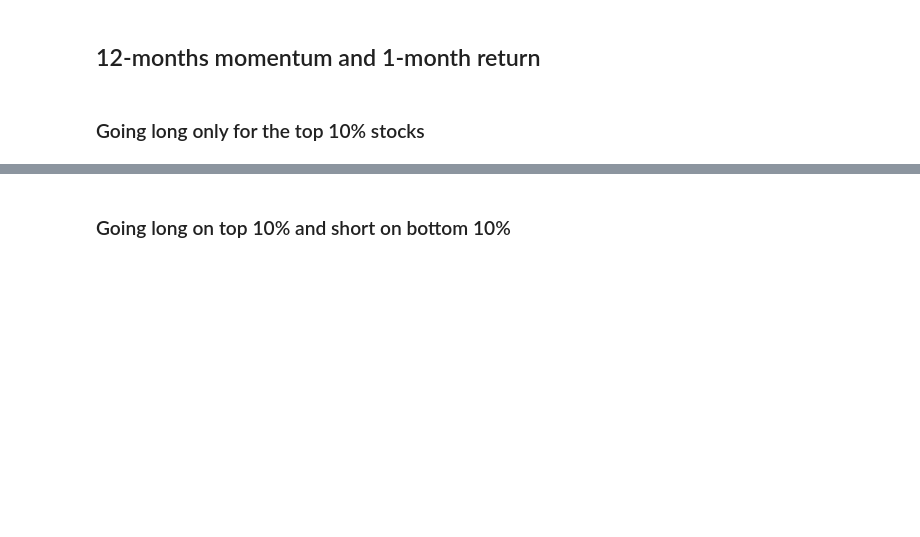
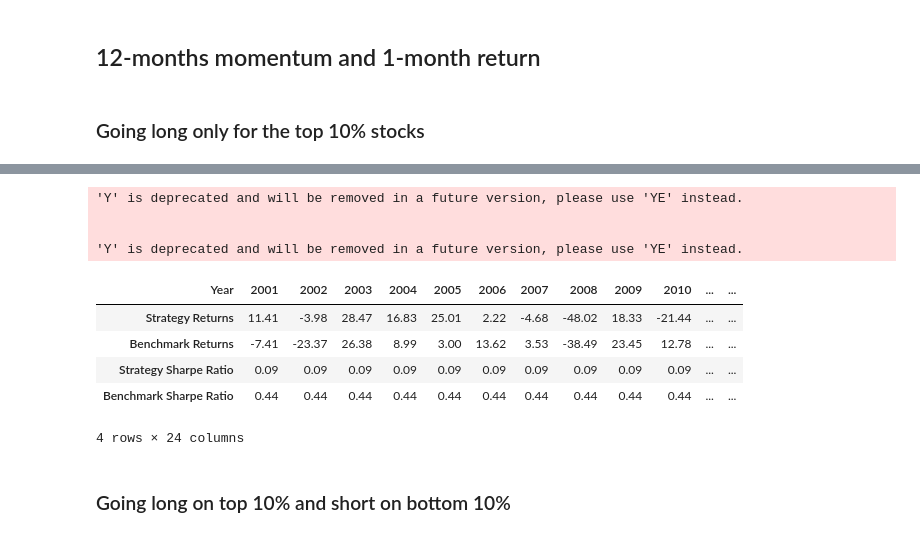
Before and after one commit to satyaki-02/Factor_Investing_in_Stock-Market, a Jupyter notebook: main.ipynb, the cells around one changed output, grey strips where cells are left out. Saved outputs shown, nothing was run; the diff lists cells and outputs as text; code cells hidden in the pictures; blank space fills up the shorter version.

```diff
--- a/main.ipynb
+++ b/main.ipynb
@@ -538,3 +505,19 @@ results_df.T
+# %%
+# Calculate the yearly stats
+yearly_stats_df = calculate_yearly_stats(long_dict_12_1, gains)
+
+yearly_stats_df.T.round(2)
+# %% [output]
+'Y' is deprecated and will be removed in a future version, please use 'YE' instead.
+
+
+'Y' is deprecated and will be removed in a future version, please use 'YE' instead.
+| Year | 2001 | 2002 | 2003 | 2004 | 2005 | 2006 | 2007 | 2008 | 2009 | 2010 | ... | ... |
+| Strategy Returns | 11.41 | -3.98 | 28.47 | 16.83 | 25.01 | 2.22 | -4.68 | -48.02 | 18.33 | -21.44 | ... | ... |
+| Benchmark Returns | -7.41 | -23.37 | 26.38 | 8.99 | 3.00 | 13.62 | 3.53 | -38.49 | 23.45 | 12.78 | ... | ... |
+| Strategy Sharpe Ratio | 0.09 | 0.09 | 0.09 | 0.09 | 0.09 | 0.09 | 0.09 | 0.09 | 0.09 | 0.09 | ... | ... |
+| Benchmark Sharpe Ratio | 0.44 | 0.44 | 0.44 | 0.44 | 0.44 | 0.44 | 0.44 | 0.44 | 0.44 | 0.44 | ... | ... |
+4 rows × 24 columns
 # %% [markdown]
 ### Going long on top 10% and short on bottom 10%
 # %%
```
Also changed, not shown: parts of 43 cells of this notebook, 1 other file.
